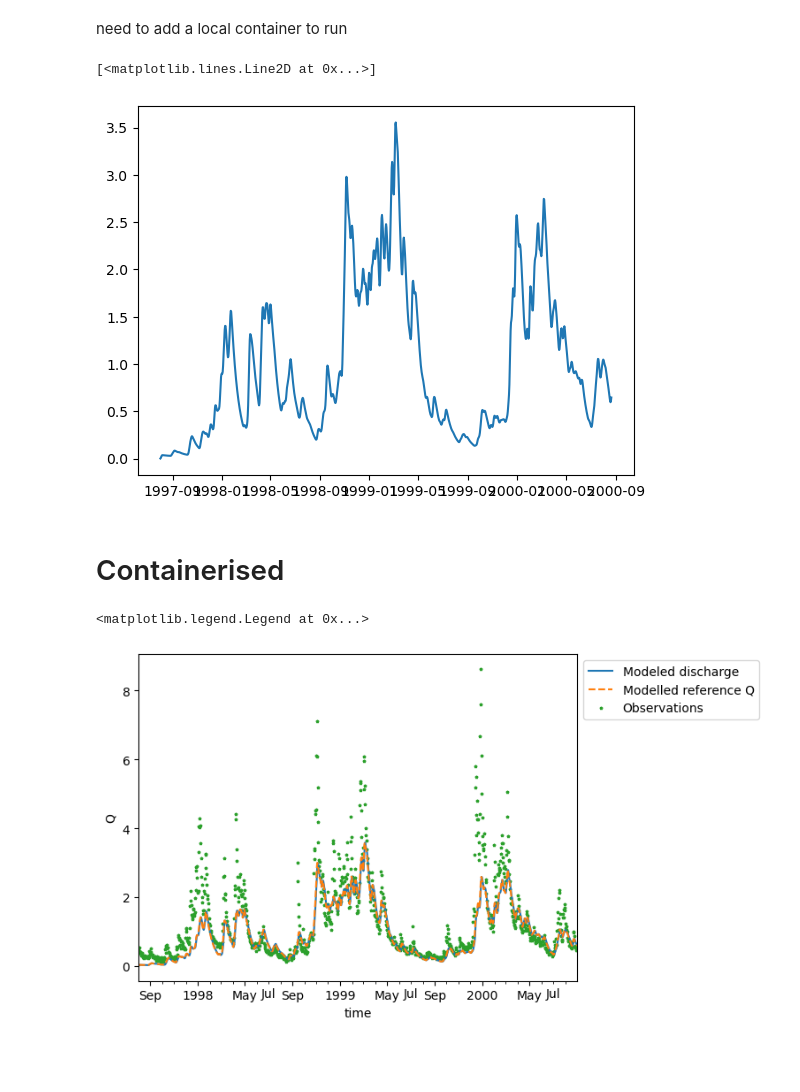
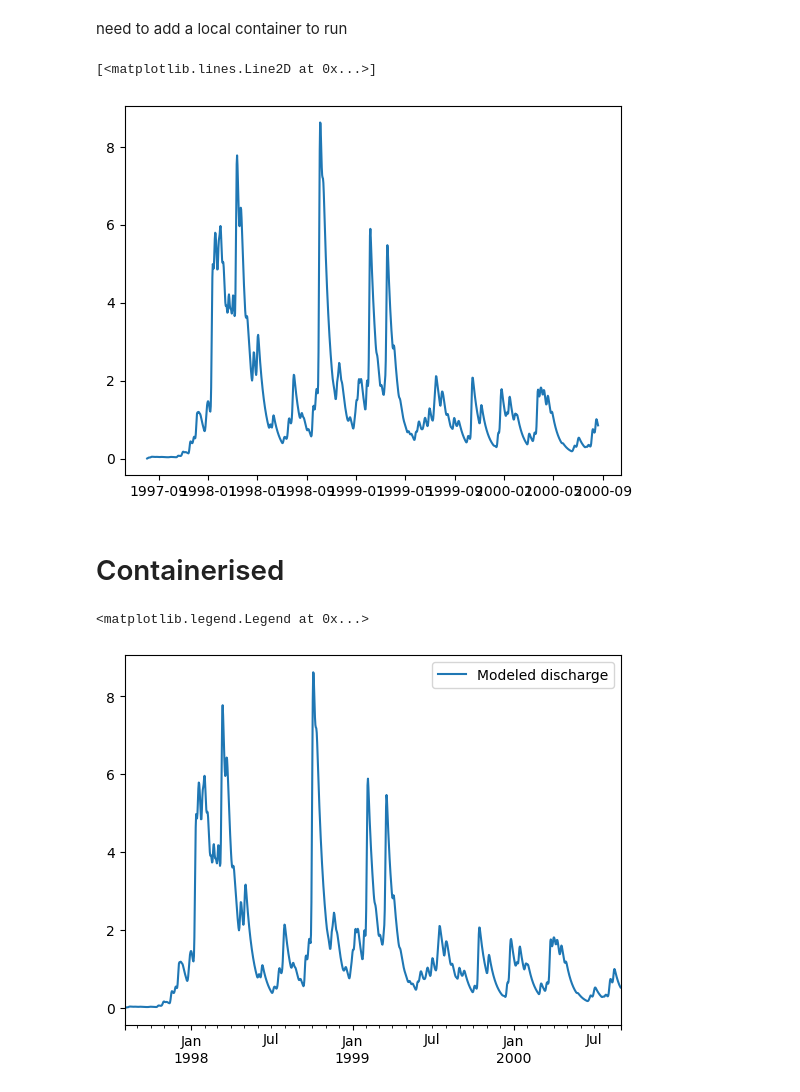
Before and after one commit to Daafip/Msc-Thesis-Notebooks, a Jupyter notebook: 1. test_HBV_model_Linux.ipynb, the cells around one changed output. Cells and saved outputs as stored; diff of their text form; code cells hidden in the pictures; blank space fills up the shorter version.

```diff
--- a/1. test_HBV_model_Linux.ipynb
+++ b/1. test_HBV_model_Linux.ipynb
@@ -61,12 +61,15 @@ par_0 = (p_min_initial + p_max_initial)/2
 # %%
 experiment_start_date = "1997-08-01T00:00:00Z"
 experiment_end_date = "2000-08-31T00:00:00Z"
+HRU_id = 2479155
+alpha = 1.2626
 # %%
 from ewatercycle_HBV.forcing import HBVForcing
 # %%
 test_forcing = HBVForcing(start_time = experiment_start_date,
                           end_time = experiment_end_date,
                           directory = forcing_path,
-                          forcing_file = "test_forcing.txt",
+                          forcing_file = f'0{HRU_id}_lump_cida_forcing_leap.txt',
+                          alpha= alpha
                           )
 # %%
@@ -100,7 +103,7 @@ while local_model.time < local_model.end_time:
 plt.plot(time[:-10], Q_m[:-10])
 # %% [output]
 [<matplotlib.lines.Line2D at 0x...>]
-[figure, old version]
+[figure, new version]
 # %%
 local_model.finalize()
 # %% [markdown]
@@ -108,7 +111,7 @@ local_model.finalize()
 # %%
 from ewatercycle_HBV.model import HBV
 # %%
-image_link = "ghcr.io/daafip/hbv-bmi-grpc4bmi:v0.1.7"
+image_link = "ghcr.io/daafip/hbv-bmi-grpc4bmi:v1.2.0"
 # %%
 from ewatercycle.container import ContainerImage
 model = HBV(forcing=test_forcing,bmi_image=ContainerImage(image_link))
@@ -135,9 +138,9 @@ Q_m_in_ref = np.loadtxt("Q_m_out_ref.txt")
 # %%
 fig, ax = plt.subplots(1,1)
 df.plot(ax=ax,label="Modeled discharge HBV-bmi")
-ax.plot(df.index, Q_m_in_ref[1:],ls="--",label="Modelled reference Q");
-ds["Q"].plot(ax=ax,lw=0,marker="*",ms=2.5,zorder=-1,label="Observations")
+# ax.plot(df.index, Q_m_in_ref[1:],ls="--",label="Modelled reference Q");
+# ds["Q"].plot(ax=ax,lw=0,marker="*",ms=2.5,zorder=-1,label="Observations")
 ax.legend(bbox_to_anchor=(1,1))
 # %% [output]
 <matplotlib.legend.Legend at 0x...>
-[figure, old version]
+[figure, new version]
```
Also changed, not shown: parts of 4 cells of this notebook, 2 other files.
